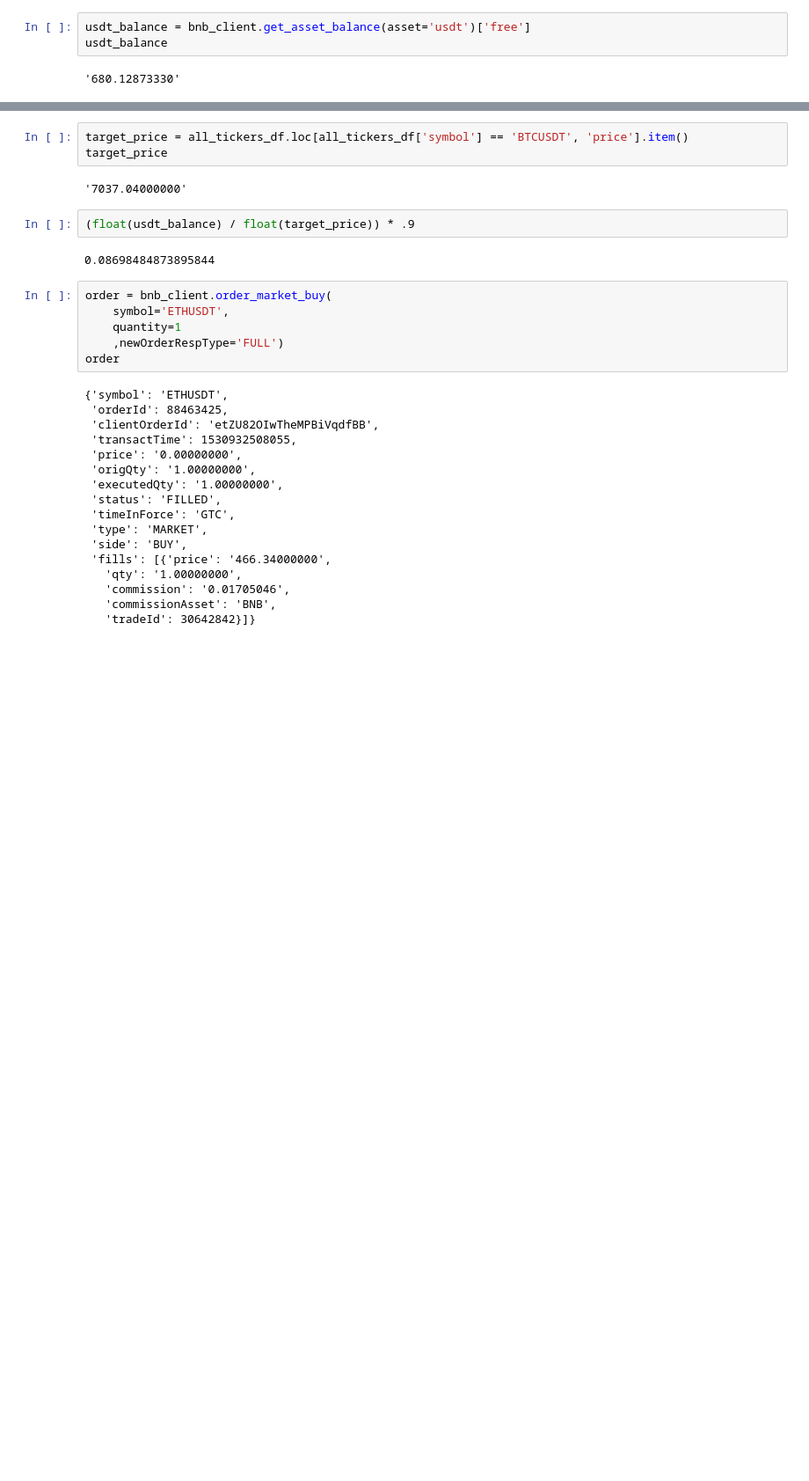
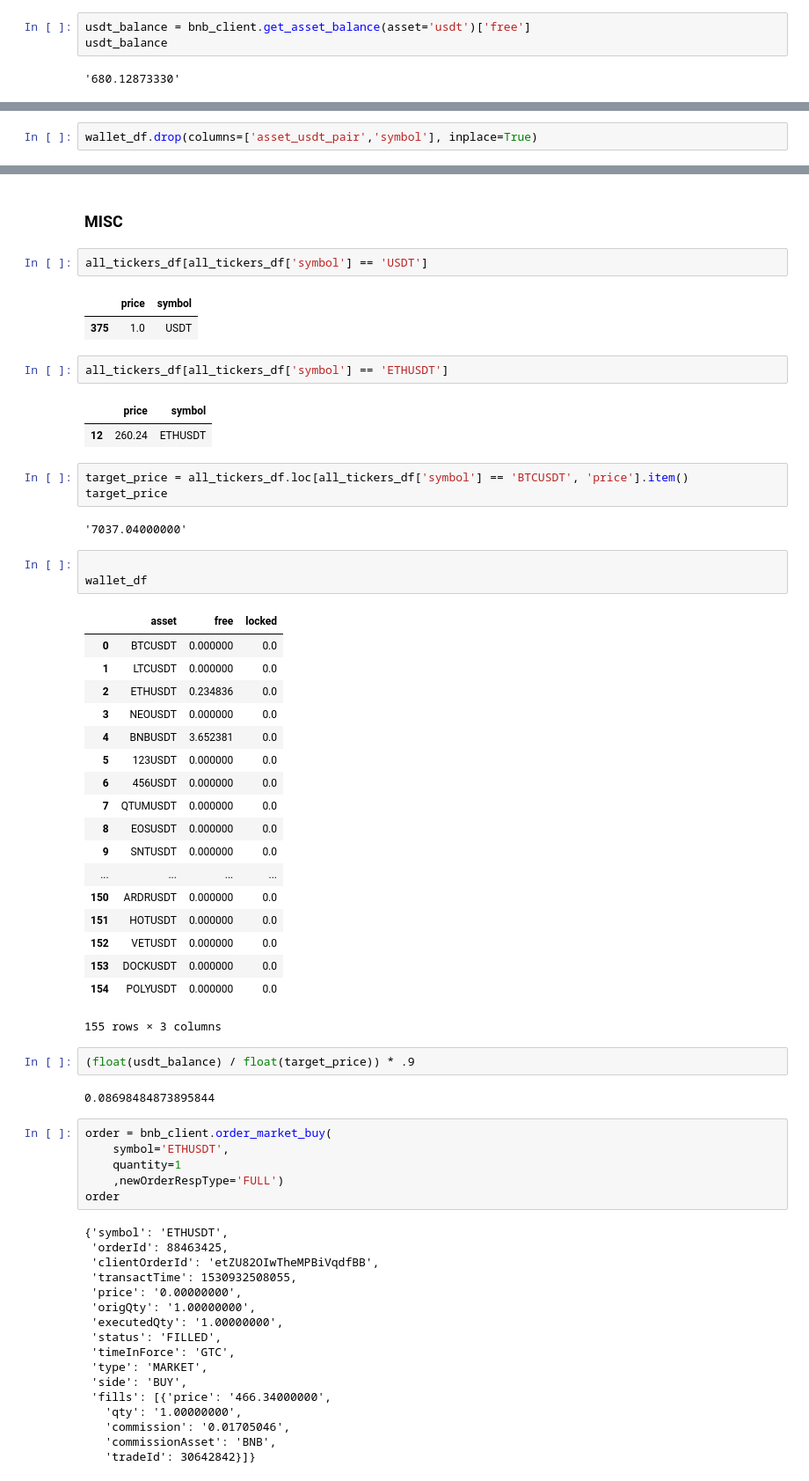
Before and after one commit to ChrisMcPherson/logic_by_loidsig, a Jupyter notebook: notebooks/binance_data_exploration.ipynb, the cells around one changed output, grey strips where cells are left out. Shown at 88% size. Drawn from its saved outputs; the diff is of its cells as text; blank space fills up the shorter version.

```diff
--- a/notebooks/binance_data_exploration.ipynb
+++ b/notebooks/binance_data_exploration.ipynb
@@ -48,0 +117,2 @@ all_tickers_df
+# %%
+wallet_df.drop(columns=['asset_usdt_pair','symbol'], inplace=True)
@@ -49,8 +161,42 @@ all_tickers_df
+# %% [markdown]
+### MISC
+# %%
+all_tickers_df[all_tickers_df['symbol'] == 'USDT']
+# %% [output]
+|  | price | symbol |
+| 375 | 1.0 | USDT |
+# %%
+all_tickers_df[all_tickers_df['symbol'] == 'ETHUSDT']
+# %% [output]
+|  | price | symbol |
+| 12 | 260.24 | ETHUSDT |
 # %%
 target_price = all_tickers_df.loc[all_tickers_df['symbol'] == 'BTCUSDT', 'price'].item()
 target_price
 # %% [output]
 '7037.04000000'
+# %%
+
+wallet_df
+# %% [output]
+|  | asset | free | locked |
+| 0 | BTCUSDT | 0.000000 | 0.0 |
+| 1 | LTCUSDT | 0.000000 | 0.0 |
+| 2 | ETHUSDT | 0.234836 | 0.0 |
+| 3 | NEOUSDT | 0.000000 | 0.0 |
+| 4 | BNBUSDT | 3.652381 | 0.0 |
+| 5 | 123USDT | 0.000000 | 0.0 |
+| 6 | 456USDT | 0.000000 | 0.0 |
+| 7 | QTUMUSDT | 0.000000 | 0.0 |
+| 8 | EOSUSDT | 0.000000 | 0.0 |
+| 9 | SNTUSDT | 0.000000 | 0.0 |
+| ... | ... | ... | ... |
+| 150 | ARDRUSDT | 0.000000 | 0.0 |
+| 151 | HOTUSDT | 0.000000 | 0.0 |
+| 152 | VETUSDT | 0.000000 | 0.0 |
+| 153 | DOCKUSDT | 0.000000 | 0.0 |
+| 154 | POLYUSDT | 0.000000 | 0.0 |
+155 rows × 3 columns
 # %%
 (float(usdt_balance) / float(target_price)) * .9
 # %% [output]
```
Also changed, not shown: parts of 9 cells of this notebook, 3 other files.
